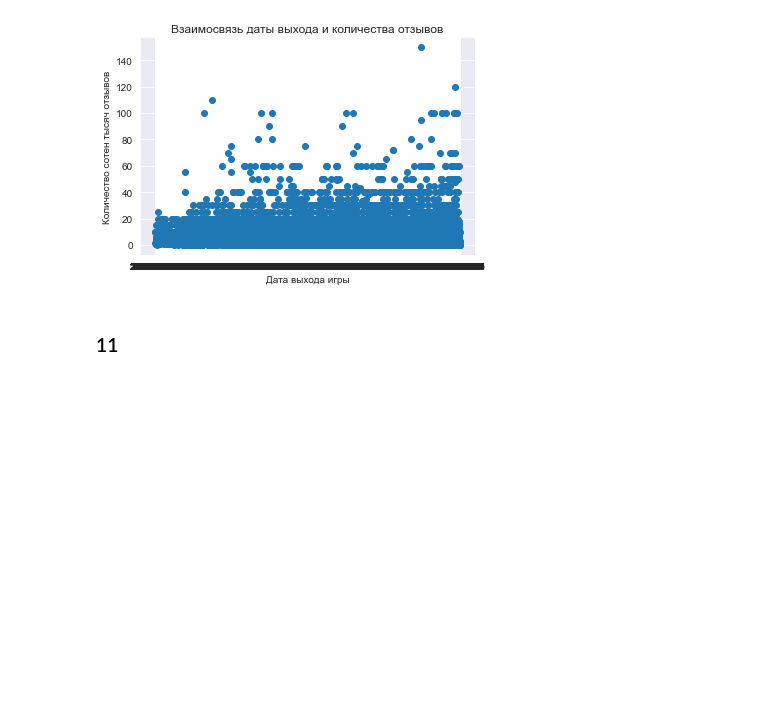
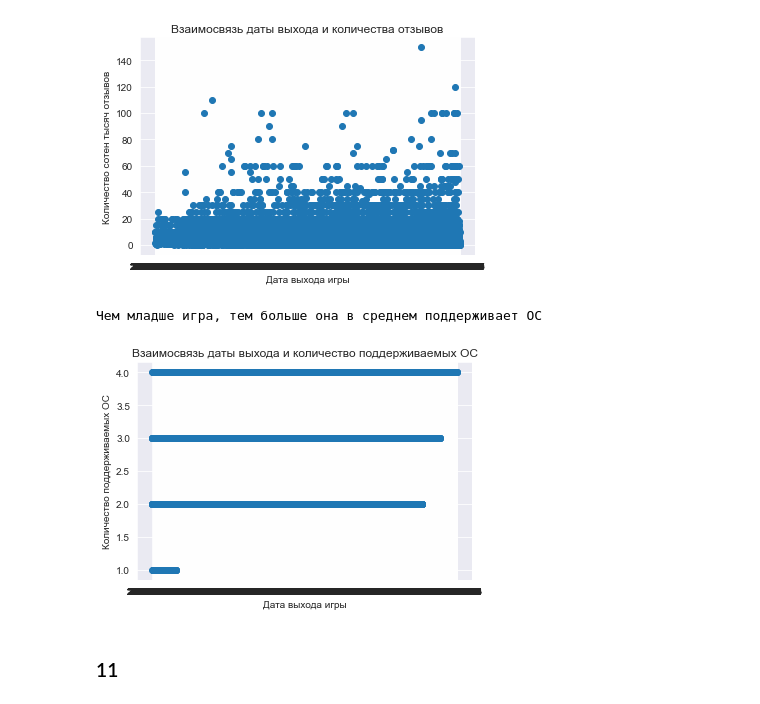
Before and after one commit to AKSUMRUS/DataAnalizeCSHSE2023, a Jupyter notebook: Games.ipynb, the cells around one changed output. Cells and saved outputs as stored; diff of their text form; code cells hidden in the pictures; blank space fills up the shorter version.

```diff
--- a/Games.ipynb
+++ b/Games.ipynb
@@ -348,6 +364,20 @@ print('В среднем, новые игры имеют больше отзыв
 # %% [output]
 В среднем, новые игры имеют больше отзывов, значит люди менее охотно играют в старые игры
 [figure]
+# %%
+df3 = df.sort_values(by='count_platforms')
+
+y = df3['count_platforms']
+x = df3['date_release']
+
+plt.title('Взаимосвязь даты выхода и количество поддерживаемых ОС')
+plt.xlabel('Дата выхода игры')
+plt.ylabel('Количество поддерживаемых ОС')
+plt.scatter(x,y)
+print('Чем младше игра, тем больше она в среднем поддерживает ОС')
+# %% [output]
+Чем младше игра, тем больше она в среднем поддерживает ОС
+[figure, added]
 # %% [markdown]
 ### 11
 # %% [markdown]
```
Also changed, not shown: parts of 6 cells of this notebook.
